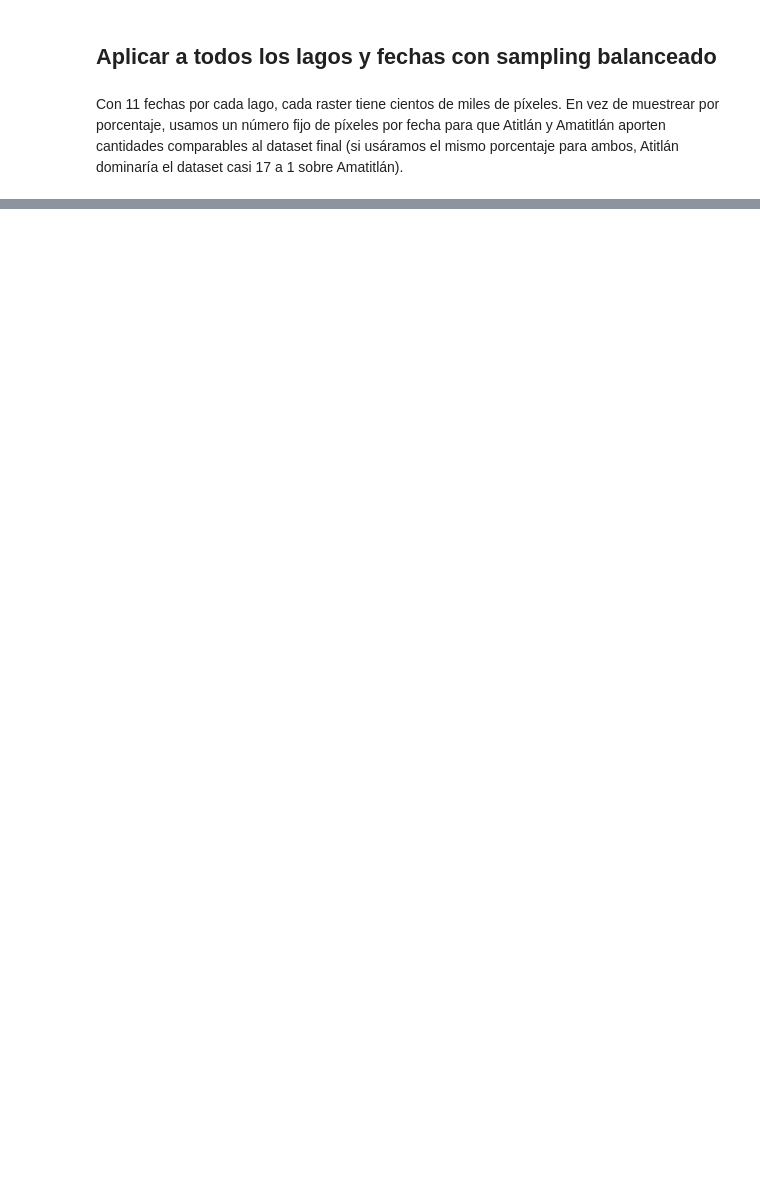
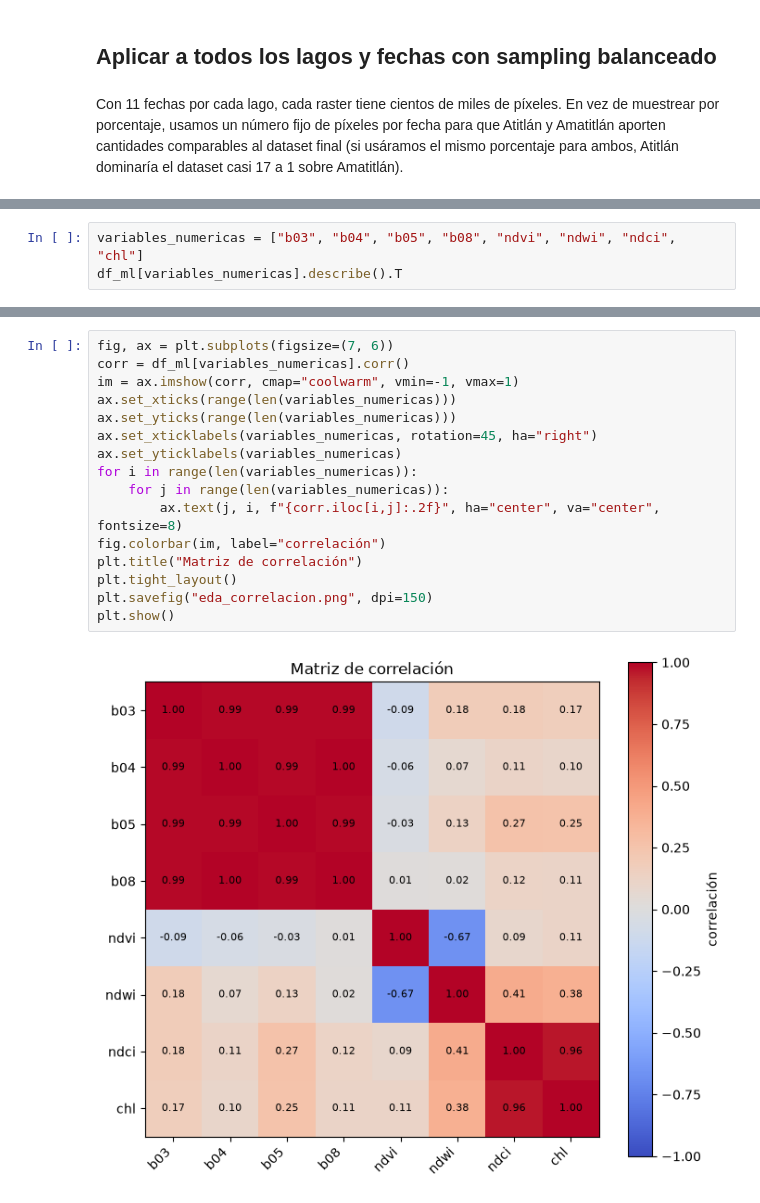
Before and after one commit to Albu231311/Lab4-DS, a Jupyter notebook: preprocessing.ipynb, the cells around one changed output, grey strips where cells are left out. Saved outputs shown, nothing was run; the diff lists cells and outputs as text; blank space fills up the shorter version.

```diff
--- a/preprocessing.ipynb
+++ b/preprocessing.ipynb
@@ -209,0 +278,3 @@ plt.show()
+# %%
+variables_numericas = ["b03", "b04", "b05", "b08", "ndvi", "ndwi", "ndci", "chl"]
+df_ml[variables_numericas].describe().T
@@ -209,0 +320,18 @@ plt.show()
+# %%
+fig, ax = plt.subplots(figsize=(7, 6))
+corr = df_ml[variables_numericas].corr()
+im = ax.imshow(corr, cmap="coolwarm", vmin=-1, vmax=1)
+ax.set_xticks(range(len(variables_numericas)))
+ax.set_yticks(range(len(variables_numericas)))
+ax.set_xticklabels(variables_numericas, rotation=45, ha="right")
+ax.set_yticklabels(variables_numericas)
+for i in range(len(variables_numericas)):
+    for j in range(len(variables_numericas)):
+        ax.text(j, i, f"{corr.iloc[i,j]:.2f}", ha="center", va="center", fontsize=8)
+fig.colorbar(im, label="correlación")
+plt.title("Matriz de correlación")
+plt.tight_layout()
+plt.savefig("eda_correlacion.png", dpi=150)
+plt.show()
+# %% [output]
+[figure, added]
```
Also changed, not shown: parts of 13 cells of this notebook, 4 other files.
